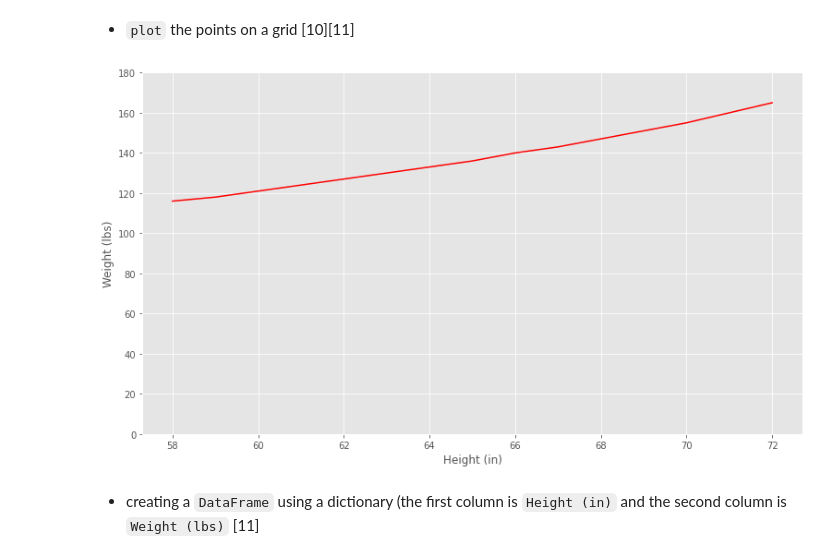
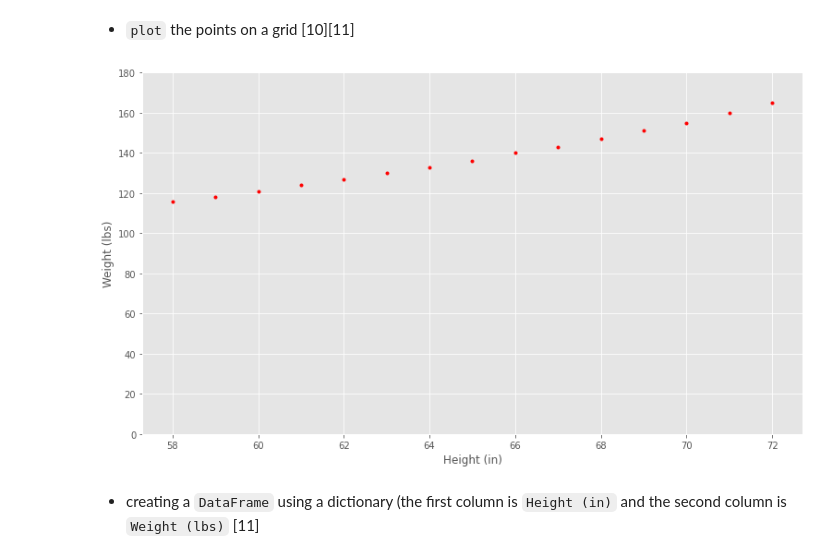
Before and after one commit to SeanOhAileasa/mls-scikit-learn-scipy-stats, a Jupyter notebook: scikit-learn.ipynb, the cells around one changed output. Saved outputs shown, nothing was run; the diff lists cells and outputs as text; code cells hidden in the pictures.

```diff
--- a/scikit-learn.ipynb
+++ b/scikit-learn.ipynb
@@ -205,0 +197,21 @@ exit()
+# %%
+import datetime
+
+now=datetime.datetime.now() # capture current date
+due=datetime.datetime(2021,12,19) # assessment due date
+delta=due-now # count days outstanding
+
+import matplotlib.pyplot as plt
+
+plt.rcParams["text.color"]="r" # chart text colour
+# plt.rcParams["figure.figsize"]=12.8,7.2 # rc chart size
+plt.rcParams["savefig.format"]="png" # chart image format
+
+l=f"scikit-learn ({scikit_learn_commits})",f"scipy-stats ({scipy_stats_commits})" # notebook plus count
+s=[scikit_learn_commits,scipy_stats_commits] # pie chart size
+c=["blue","orange"] # pie chart colours
+e=(0.25,0) # explode first slice
+plt.title(f"Assessment Due: {delta.days} Days")
+plt.pie(x=s,explode=e,labels=l,colors=c,autopct='%.0f%%',shadow=True,startangle=240) # actual pie chart
+plt.axis('equal')
+plt.savefig(fname="./rc/history"); #,format="png");
@@ -381,11 +417,11 @@ plt.rcParams["figure.figsize"]=(12.8,7.2)
 # %%
 fig,ax=plt.subplots()
 ax.set_xlabel("Height (in)")
 ax.set_ylabel("Weight (lbs)")
-ax.plot(x,y,"r-");
+ax.plot(x,y,"r.");
 ax.set_ylim([0,180]);
 # %% [output]
-[figure, old version]
+[figure, new version]
 # %%
 import pandas as pd
 # %% [markdown]
```
Also changed, not shown: parts of 121 cells of this notebook, 1 other file.
